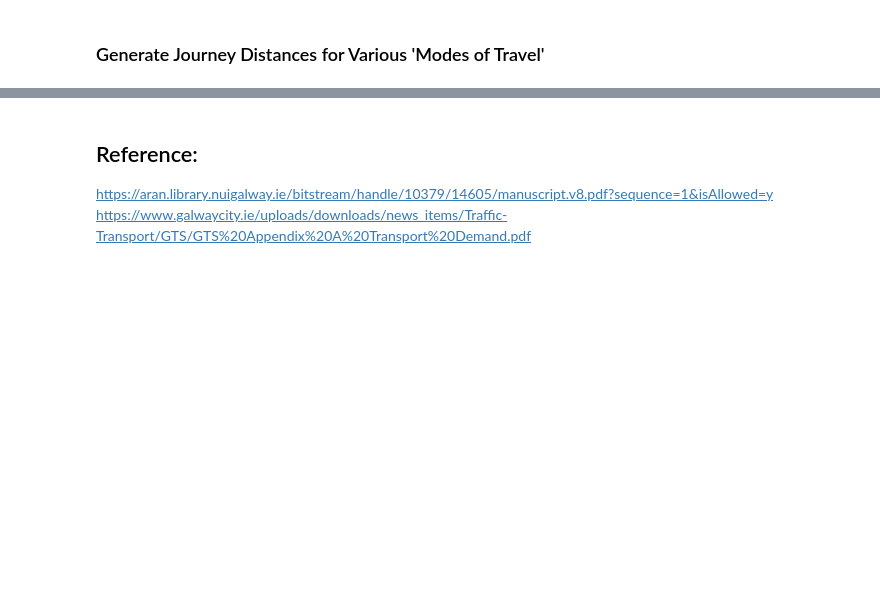
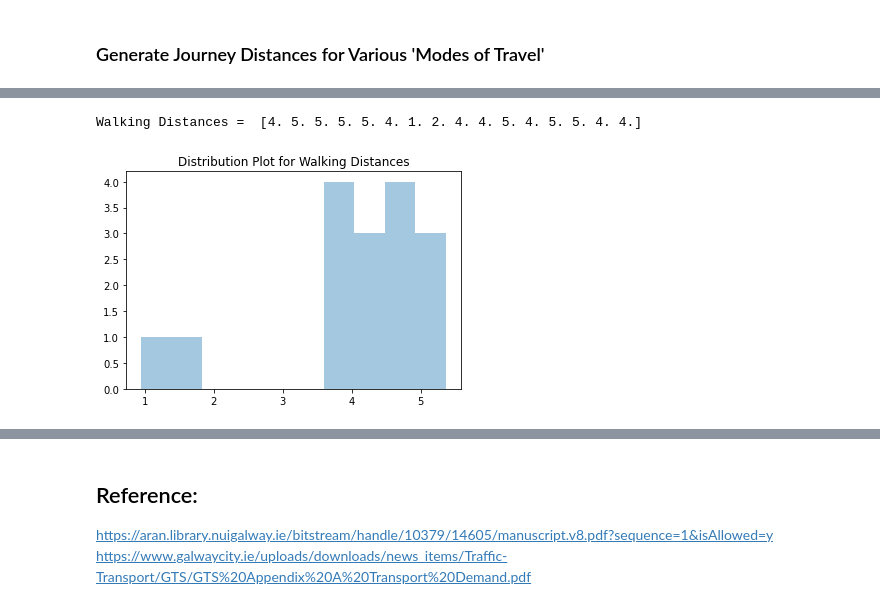
Before and after one commit to PaulSweeney89/ProgDA-Project2020, a Jupyter notebook: Test Dataset.ipynb, the cells around one changed output, grey strips where cells are left out. Cells and saved outputs as stored; diff of their text form; code cells hidden in the pictures; blank space fills up the shorter version.

```diff
--- a/Test Dataset.ipynb
+++ b/Test Dataset.ipynb
@@ -232,0 +161,15 @@ sns.pairplot(data=df, hue="Gender")
+# %%
+# Journey distances for walking commuters
+d_w = np.random.triangular(left=0.5, mode=5, right=5.5, size=walkers)
+
+# Round distances to nearest km
+jd_w = np.round(d_w, 0)
+
+# Output distances & distribution plot
+print('Walking Distances = ', jd_w)
+sns.distplot(d_w, bins=10, kde=False)
+plt.title("Distribution Plot for Walking Distances")
+plt.show()
+# %% [output]
+Walking Distances =  [4. 5. 5. 5. 5. 4. 1. 2. 4. 4. 5. 4. 5. 5. 4. 4.]
+[figure, added]
```
Also changed, not shown: parts of 43 cells of this notebook.
